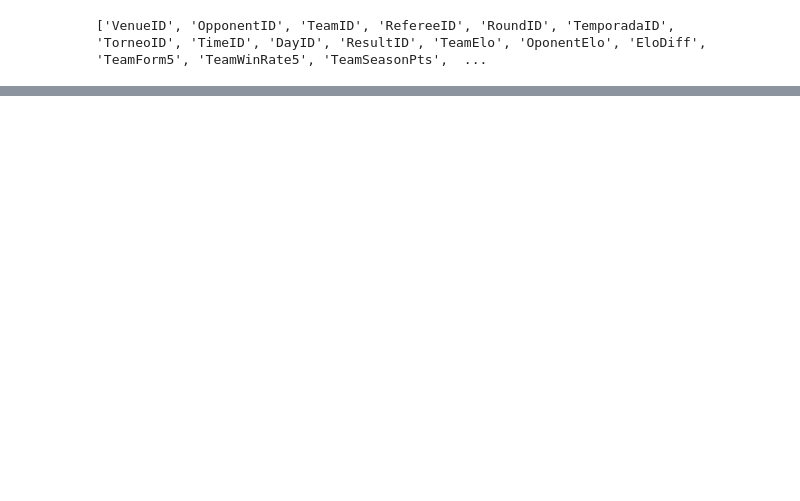
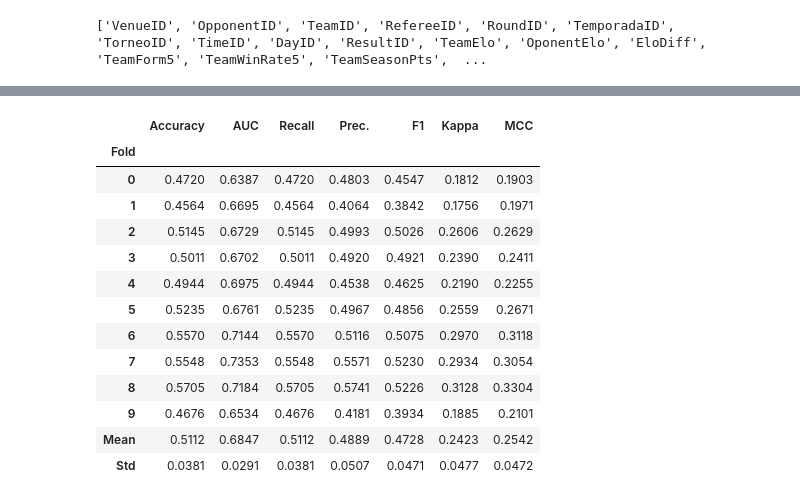
Before and after one commit to Lemaque14/Sports-Prediction-System, a Jupyter notebook: LigaMX/MLModel_LigaMX.ipynb, the cells around one changed output, grey strips where cells are left out. Drawn from its saved outputs; the diff is of its cells as text; code cells hidden in the pictures; blank space fills up the shorter version.

```diff
--- a/LigaMX/MLModel_LigaMX.ipynb
+++ b/LigaMX/MLModel_LigaMX.ipynb
@@ -217,2 +436,3 @@ newpred = predict_model(nb, data=data_unseen)
 # %%
-blend1 = blend_models([cat_tune, lgbm])
+blend1 = blend_models([cat_tune, lgbm_tune])
+# %% [output]
@@ -218,0 +440,14 @@ blend1 = blend_models([cat_tune, lgbm])
+|  | Accuracy | AUC | Recall | Prec. | F1 | Kappa | MCC |
+| Fold |  |  |  |  |  |  |  |
+| 0 | 0.4720 | 0.6387 | 0.4720 | 0.4803 | 0.4547 | 0.1812 | 0.1903 |
+| 1 | 0.4564 | 0.6695 | 0.4564 | 0.4064 | 0.3842 | 0.1756 | 0.1971 |
+| 2 | 0.5145 | 0.6729 | 0.5145 | 0.4993 | 0.5026 | 0.2606 | 0.2629 |
+| 3 | 0.5011 | 0.6702 | 0.5011 | 0.4920 | 0.4921 | 0.2390 | 0.2411 |
+| 4 | 0.4944 | 0.6975 | 0.4944 | 0.4538 | 0.4625 | 0.2190 | 0.2255 |
+| 5 | 0.5235 | 0.6761 | 0.5235 | 0.4967 | 0.4856 | 0.2559 | 0.2671 |
+| 6 | 0.5570 | 0.7144 | 0.5570 | 0.5116 | 0.5075 | 0.2970 | 0.3118 |
+| 7 | 0.5548 | 0.7353 | 0.5548 | 0.5571 | 0.5230 | 0.2934 | 0.3054 |
+| 8 | 0.5705 | 0.7184 | 0.5705 | 0.5741 | 0.5226 | 0.3128 | 0.3304 |
+| 9 | 0.4676 | 0.6534 | 0.4676 | 0.4181 | 0.3934 | 0.1885 | 0.2101 |
+| Mean | 0.5112 | 0.6847 | 0.5112 | 0.4889 | 0.4728 | 0.2423 | 0.2542 |
+| Std | 0.0381 | 0.0291 | 0.0381 | 0.0507 | 0.0471 | 0.0477 | 0.0472 |
```
Also changed, not shown: parts of 62 cells of this notebook, 7 other files.
